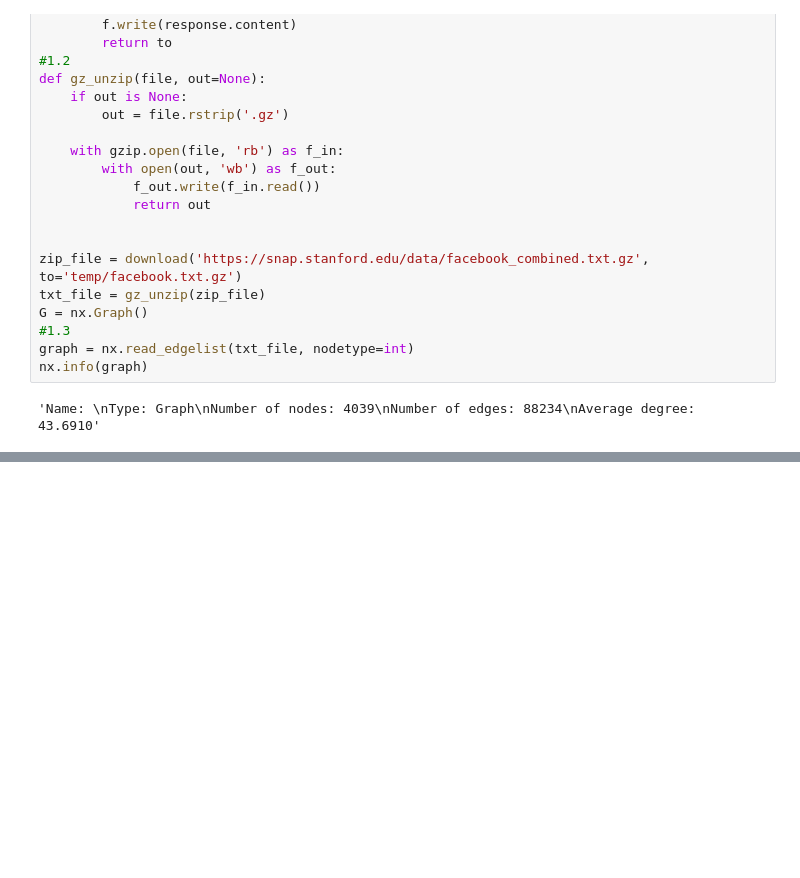
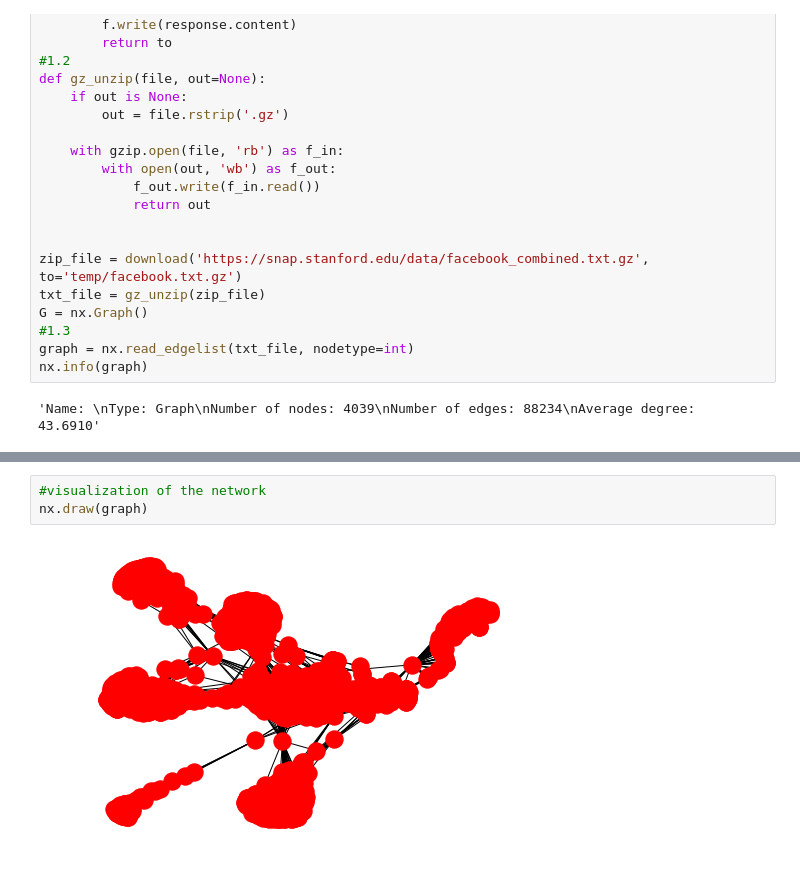
Before and after one commit to mklindtner/sem4_python_assignments, a Jupyter notebook: assignment6_facebook_network.ipynb, the cells around one changed output, grey strips where cells are left out. Drawn from its saved outputs; the diff is of its cells as text; blank space fills up the shorter version.

```diff
--- a/assignment6_facebook_network.ipynb
+++ b/assignment6_facebook_network.ipynb
@@ -37,0 +56,5 @@ nx.info(graph)
+# %%
+#visualization of the network
+nx.draw(graph)
+# %% [output]
+[figure, added]
```
Also changed, not shown: parts of 4 cells of this notebook.
